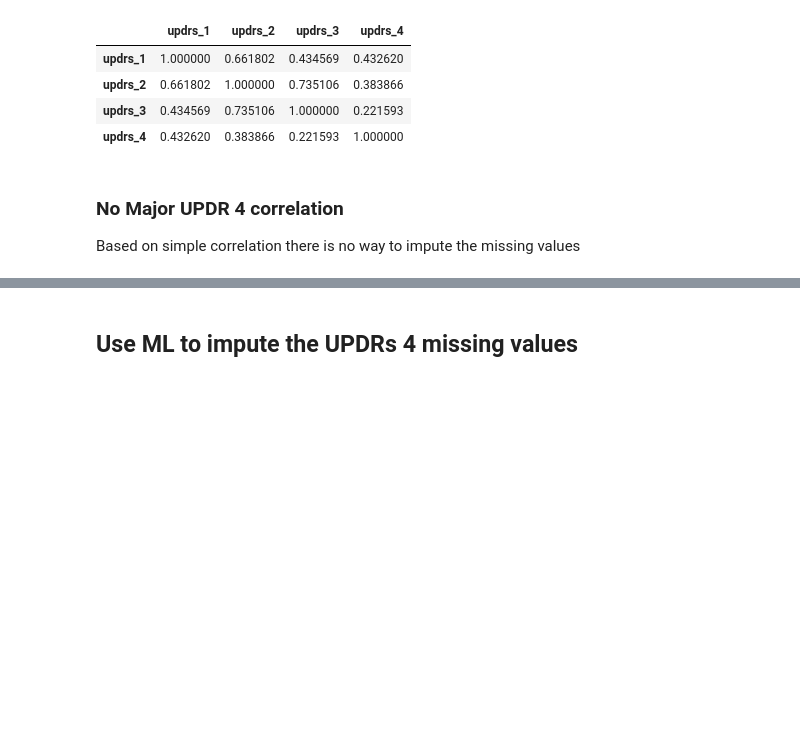
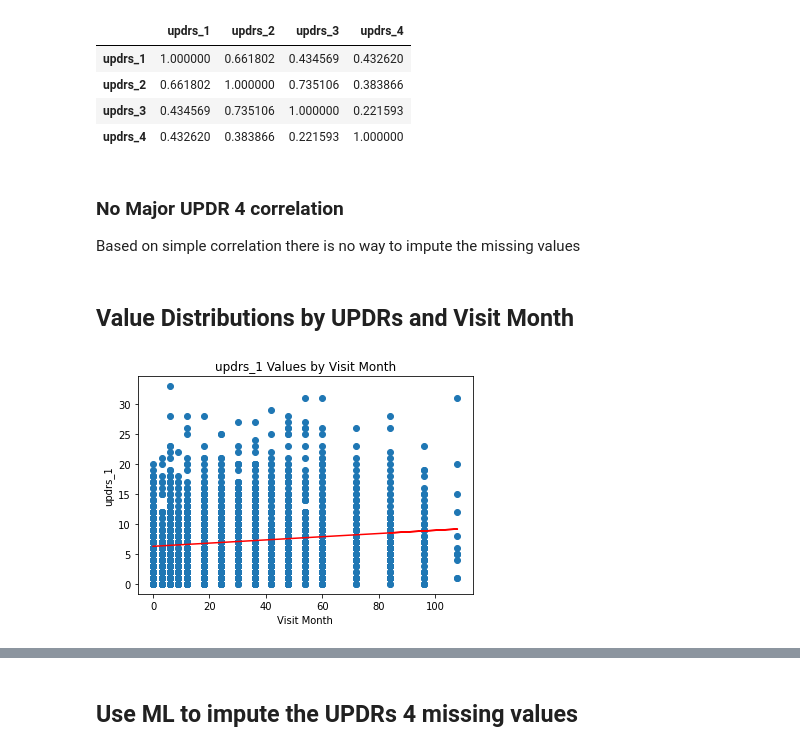
Before and after one commit to dagartga/Boosted-Models-for-Parkinsons-Prediction, a Jupyter notebook: parkinsons_1/notebooks/EDA_RandomForest.ipynb, the cells around one changed output, grey strips where cells are left out. Drawn from its saved outputs; the diff is of its cells as text; code cells hidden in the pictures; blank space fills up the shorter version.

```diff
--- a/parkinsons_1/notebooks/EDA_RandomForest.ipynb
+++ b/parkinsons_1/notebooks/EDA_RandomForest.ipynb
@@ -289,3 +282,27 @@ train_clin_df[['updrs_1', 'updrs_2', 'updrs_3', 'updrs_4']].corr()
 ### No Major UPDR 4 correlation
 
 Based on simple correlation there is no way to impute the missing values
+# %% [markdown]
+## Value Distributions by UPDRs and Visit Month
+# %%
+def plot_month_v_updrs(updrs):
+    updrs_1_df = train_clin_df.dropna(subset=[updrs])
+
+    x = updrs_1_df['visit_month']
+    y = updrs_1_df[updrs]
+
+    slope, intercept = np.polyfit(x, y, 1)
+
+    # Create scatter plot and regression line
+    fig, ax = plt.subplots()
+    ax.scatter(x, y)
+    ax.plot(x, slope*x + intercept, color='red')
+
+    plt.title(f'{updrs} Values by Visit Month')
+    plt.xlabel('Visit Month')
+    plt.ylabel(updrs)
+    plt.show()
+# %%
+plot_month_v_updrs('updrs_1')
+# %% [output]
+[figure, added]
```
Also changed, not shown: parts of 63 cells of this notebook, 51 other files.
